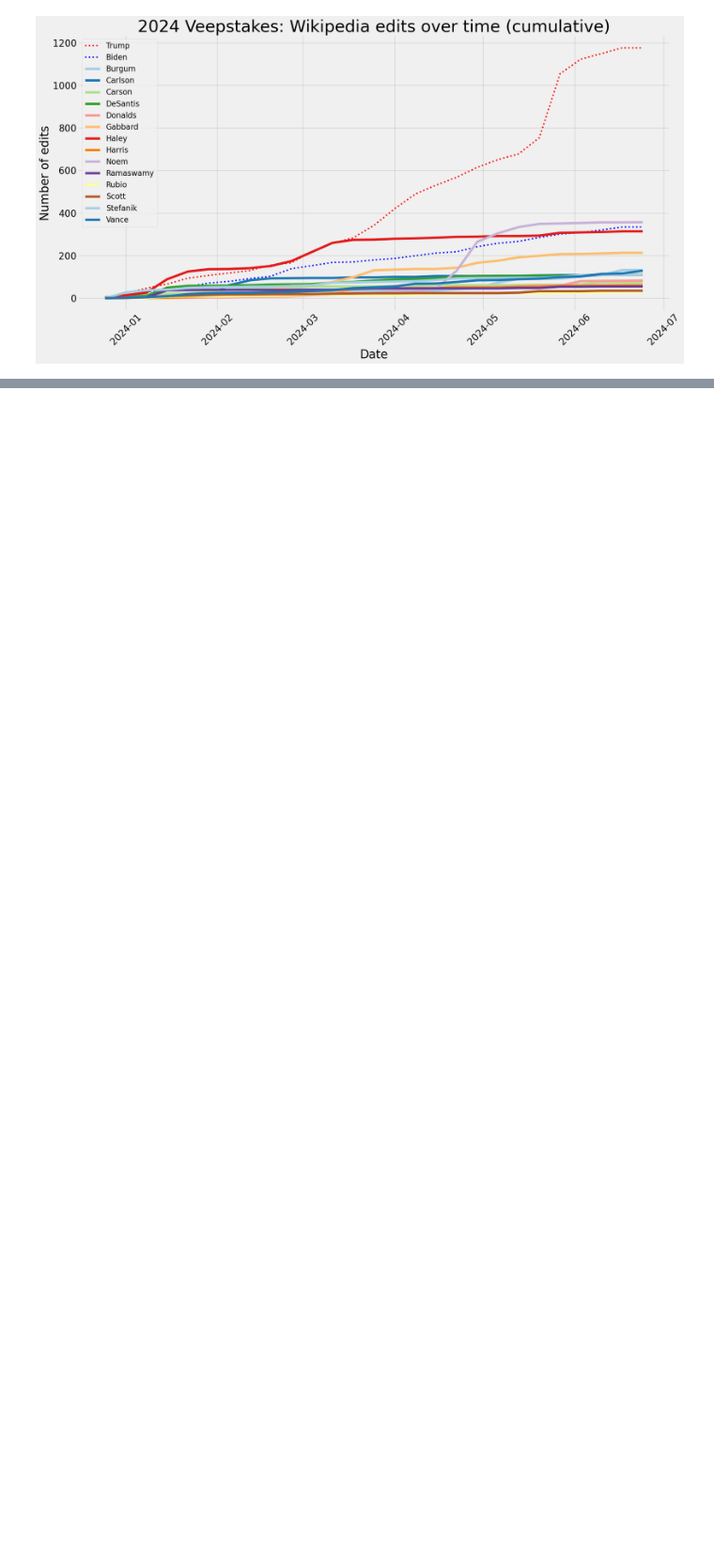
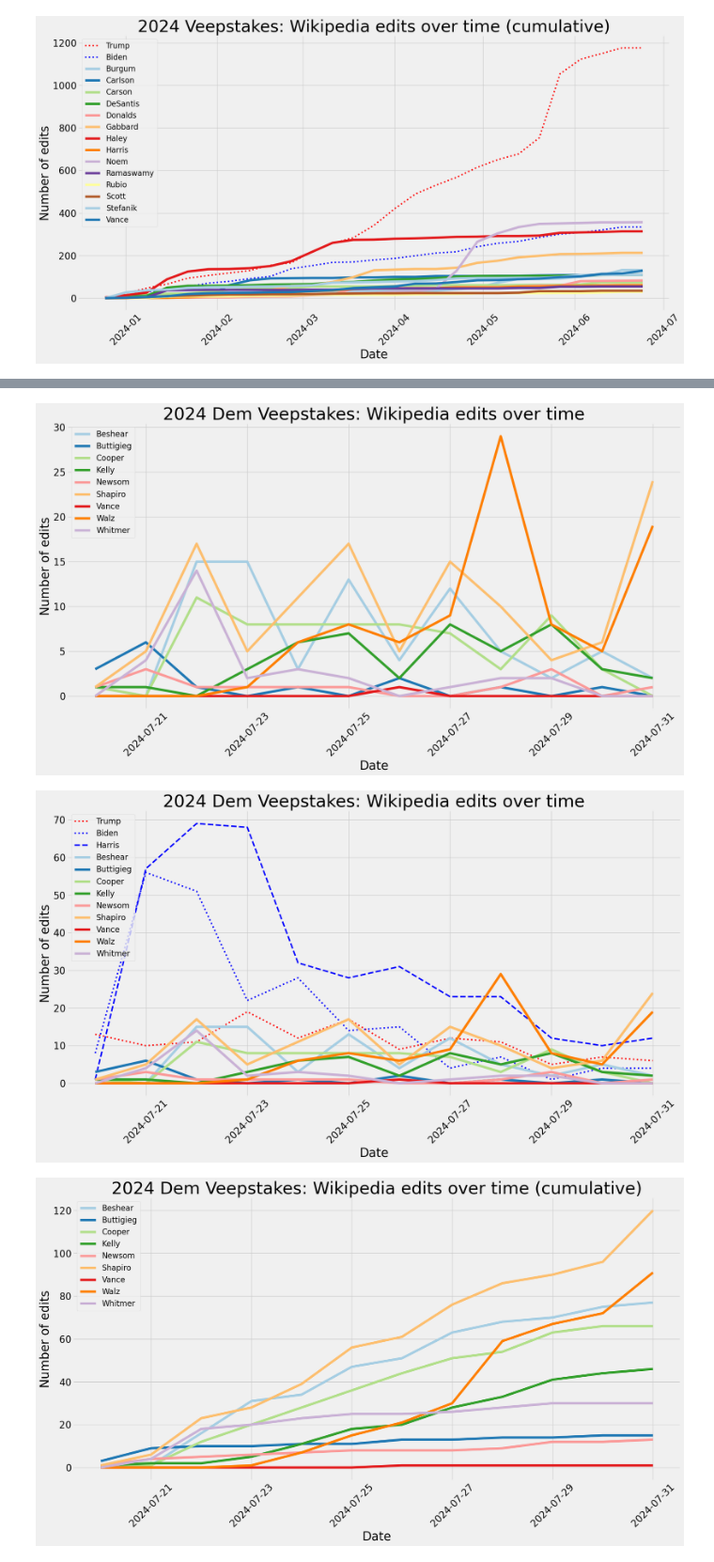
Before and after one commit to edridgedsouza/Veepstakes, a Jupyter notebook: Veepstakes.ipynb, the cells around one changed output, grey strips where cells are left out. Shown at 94% size. Cells and saved outputs as stored; diff of their text form; code cells hidden in the pictures; blank space fills up the shorter version.

```diff
--- a/Veepstakes.ipynb
+++ b/Veepstakes.ipynb
@@ -319,0 +326,37 @@ There is definitely more noise compared to the 2020 cycle, but it seems that in
+# %%
+people = ['Donald Trump', 'J.D. Vance','Joe Biden', 'Kamala Harris',
+          'Josh Shapiro', 'Tim Walz', 'Andy Beshear',
+          'Mark Kelly', 'Pete Buttigieg', 'Gretchen Whitmer',
+          'Roy Cooper', 'Gavin Newsom']
+results = {}
+
+for person in people:
+    newpage = Page(person, '2024-07-20T00:00:00Z')  # Day before Biden stepped down
+    newpage.collect()
+    results[person] = newpage._records
+
+from datetime import datetime
+import matplotlib.pyplot as plt
+plt.style.use('fivethirtyeight')
+import seaborn as sns
+
+def sum_results(results, freq='W-MON'):
+  summedResults = {}
+  for person, timestamps in results.items():
+      summedResults[person] = summarizeResults(timestamps,
+                                              '2024-07-20',
+                                              datetime.today().strftime('%Y-%m-%d'))
+  df = pd.DataFrame(summedResults)
+
+  if freq=='W-MON':
+    df['Date'] = pd.to_datetime(df.index) - pd.to_timedelta(7, unit='d')
+  elif freq=='D':
+    df['Date'] = pd.to_datetime(df.index)
+
+  df = (df.groupby([pd.Grouper(key='Date', freq=freq)])
+                    .sum()
+                    .reset_index()
+                    .sort_values('Date'))
+  df.index = df['Date']
+
+  return df
@@ -319,0 +427,12 @@ There is definitely more noise compared to the 2020 cycle, but it seems that in
+# %%
+for f in [# 'W-MON',
+          'D']:
+    plot_data = sum_results(results, f)
+    for c in [False, True]:
+        make_2024_dem_plot(plot_data, show_pres=False, cumulative=c)
+        make_2024_dem_plot(plot_data, show_pres=True, cumulative=c)
+        # make_2024_dem_plot(plot_data, show_pres=True, show_all=True, cumulative=c)
+# %% [output]
+[figure, added]
+[figure, added]
+[figure, added]
```
Also changed, not shown: parts of 6 cells of this notebook.
